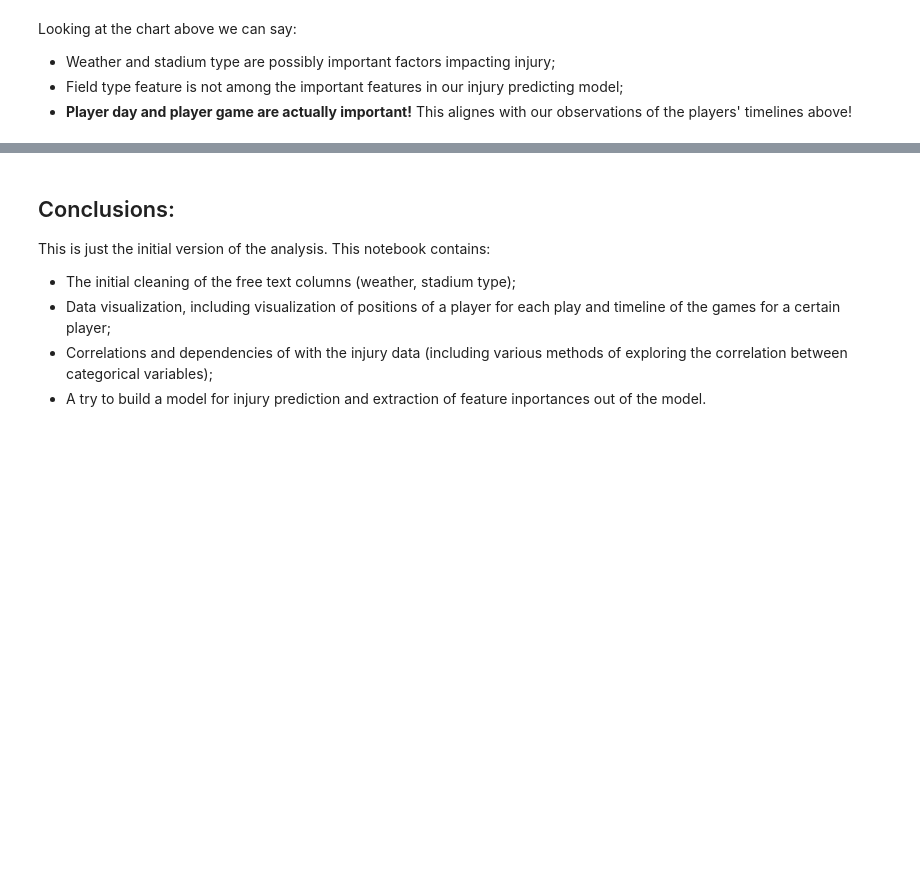
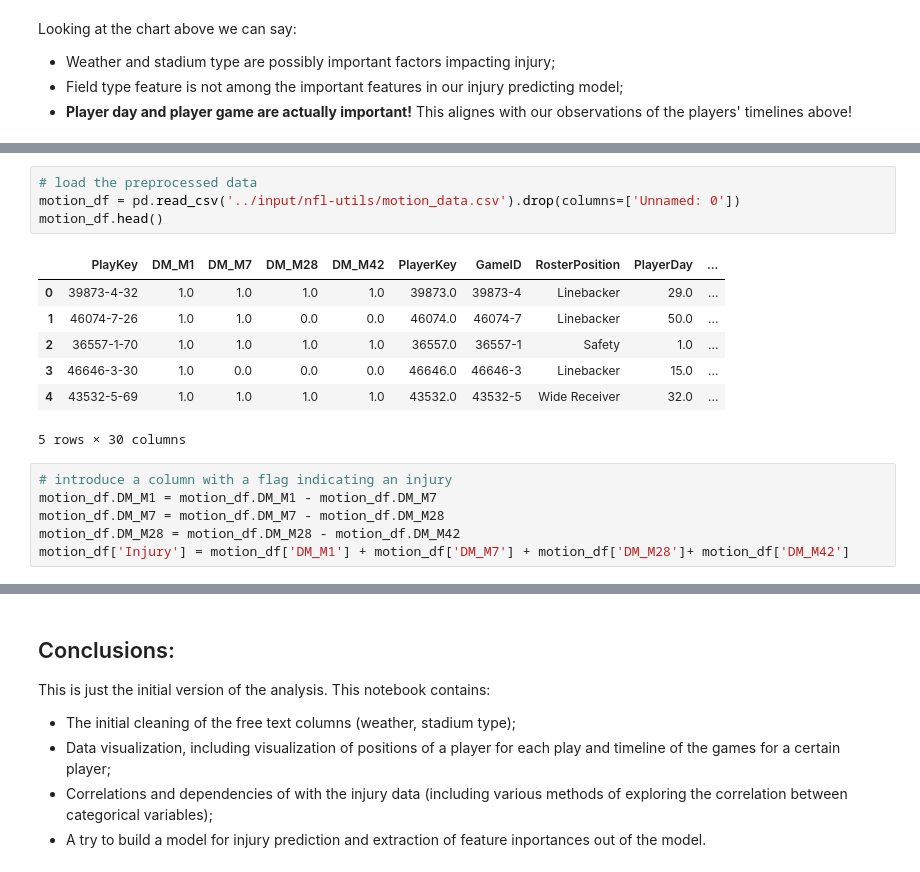
Before and after one commit to Lexie88rus/NFL-1st-and-Future, a Jupyter notebook: NFL_Injury_Analytics.ipynb, the cells around one changed output, grey strips where cells are left out. Saved outputs shown, nothing was run; the diff lists cells and outputs as text; blank space fills up the shorter version.

```diff
--- a/NFL_Injury_Analytics.ipynb
+++ b/NFL_Injury_Analytics.ipynb
@@ -926,0 +958,18 @@ Looking at the chart above we can say:
+# %%
+# load the preprocessed data
+motion_df = pd.read_csv('../input/nfl-utils/motion_data.csv').drop(columns=['Unnamed: 0'])
+motion_df.head()
+# %% [output]
+|  | PlayKey | DM_M1 | DM_M7 | DM_M28 | DM_M42 | PlayerKey | GameID | RosterPosition | PlayerDay | ... |
+| 0 | 39873-4-32 | 1.0 | 1.0 | 1.0 | 1.0 | 39873.0 | 39873-4 | Linebacker | 29.0 | ... |
+| 1 | 46074-7-26 | 1.0 | 1.0 | 0.0 | 0.0 | 46074.0 | 46074-7 | Linebacker | 50.0 | ... |
+| 2 | 36557-1-70 | 1.0 | 1.0 | 1.0 | 1.0 | 36557.0 | 36557-1 | Safety | 1.0 | ... |
+| 3 | 46646-3-30 | 1.0 | 0.0 | 0.0 | 0.0 | 46646.0 | 46646-3 | Linebacker | 15.0 | ... |
+| 4 | 43532-5-69 | 1.0 | 1.0 | 1.0 | 1.0 | 43532.0 | 43532-5 | Wide Receiver | 32.0 | ... |
+5 rows × 30 columns
+# %%
+# introduce a column with a flag indicating an injury
+motion_df.DM_M1 = motion_df.DM_M1 - motion_df.DM_M7
+motion_df.DM_M7 = motion_df.DM_M7 - motion_df.DM_M28
+motion_df.DM_M28 = motion_df.DM_M28 - motion_df.DM_M42
+motion_df['Injury'] = motion_df['DM_M1'] + motion_df['DM_M7'] + motion_df['DM_M28']+ motion_df['DM_M42']
```
Also changed, not shown: parts of 8 cells of this notebook.
